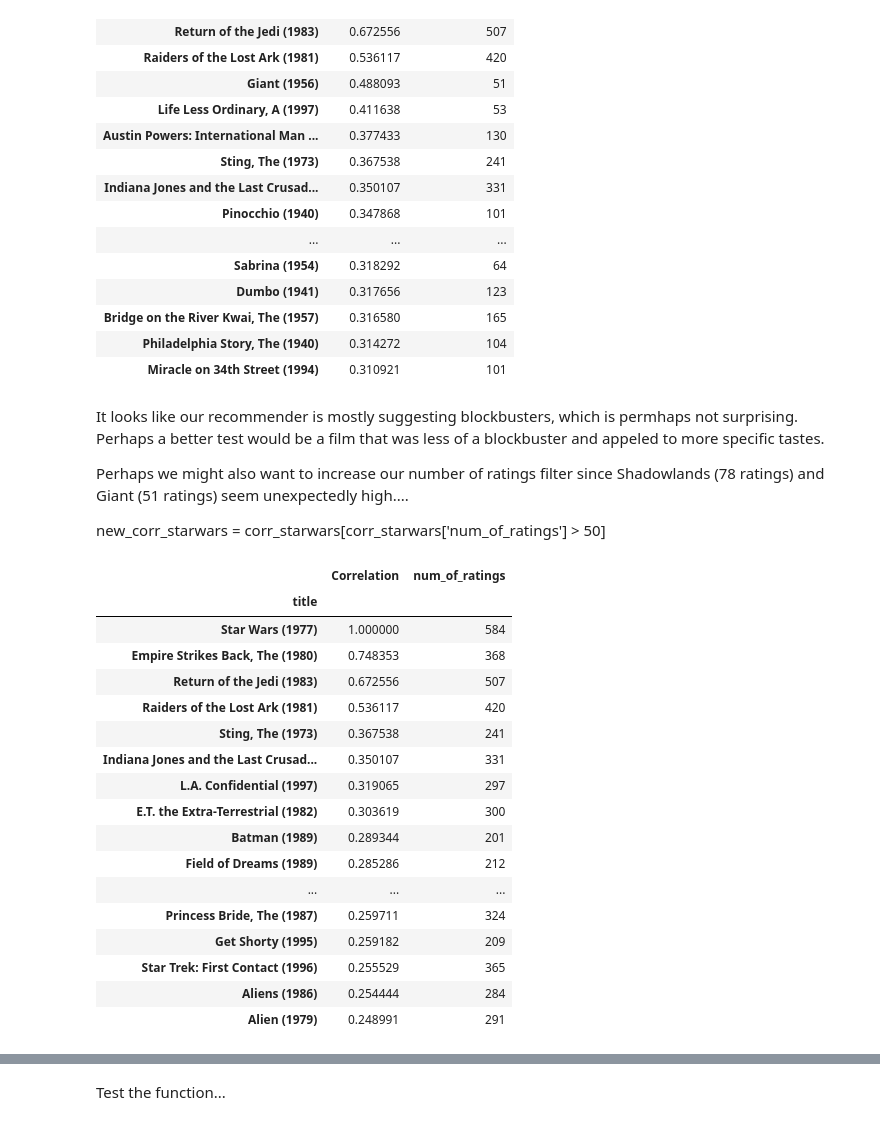
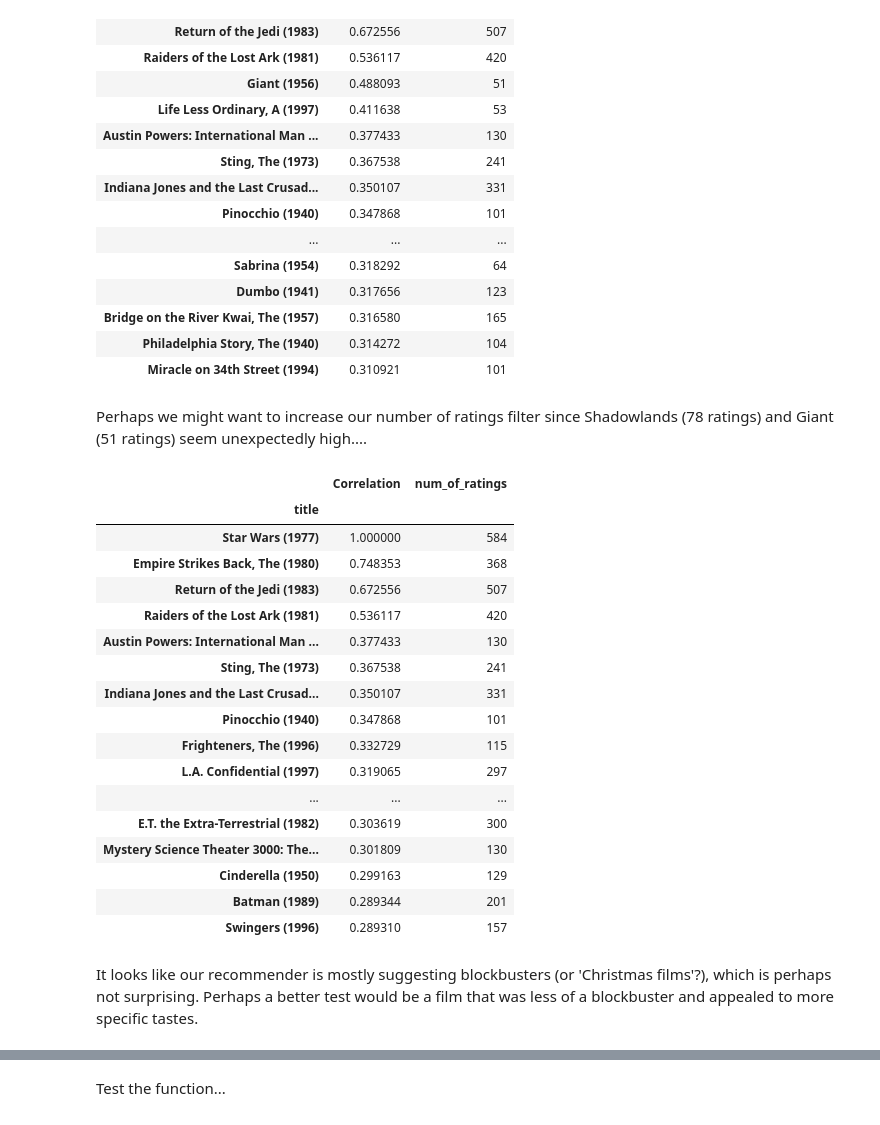
Before and after one commit to s-miller/Content-based-recommender-system-using-Movielens-dataset, a Jupyter notebook: Content-based recommender system using Movielens dataset.ipynb, the cells around one changed output, grey strips where cells are left out. Saved outputs shown, nothing was run; the diff lists cells and outputs as text; code cells hidden in the pictures.

```diff
--- a/Content-based recommender system using Movielens dataset.ipynb
+++ b/Content-based recommender system using Movielens dataset.ipynb
@@ -637,32 +637,30 @@ new_corr_starwars.sort_values('Correlation',ascending=False).head(20)
 | Bridge on the River Kwai, The (1957) | 0.316580 | 165 |
 | Philadelphia Story, The (1940) | 0.314272 | 104 |
 | Miracle on 34th Street (1994) | 0.310921 | 101 |
+# %% [markdown]
+Perhaps we might want to increase our number of ratings filter since Shadowlands (78 ratings) and Giant (51 ratings) seem unexpectedly high....
+# %%
+new_corr_starwars = corr_starwars[corr_starwars['num_of_ratings'] > 100]
+new_corr_starwars.sort_values('Correlation',ascending=False).head(20)
+# %% [output]
+|  | Correlation | num_of_ratings |
+| title |  |  |
+| Star Wars (1977) | 1.000000 | 584 |
+| Empire Strikes Back, The (1980) | 0.748353 | 368 |
+| Return of the Jedi (1983) | 0.672556 | 507 |
+| Raiders of the Lost Ark (1981) | 0.536117 | 420 |
+| Austin Powers: International Man ... | 0.377433 | 130 |
+| Sting, The (1973) | 0.367538 | 241 |
+| Indiana Jones and the Last Crusad... | 0.350107 | 331 |
+| Pinocchio (1940) | 0.347868 | 101 |
+| Frighteners, The (1996) | 0.332729 | 115 |
+| L.A. Confidential (1997) | 0.319065 | 297 |
+| ... | ... | ... |
+| E.T. the Extra-Terrestrial (1982) | 0.303619 | 300 |
+| Mystery Science Theater 3000: The... | 0.301809 | 130 |
+| Cinderella (1950) | 0.299163 | 129 |
+| Batman (1989) | 0.289344 | 201 |
+| Swingers (1996) | 0.289310 | 157 |
 # %% [markdown]
-It looks like our recommender is mostly suggesting blockbusters, which is permhaps not surprising. Perhaps a better test would be a film that was less of a blockbuster and appeled to more specific tastes.
-
-Perhaps we might also want to increase our number of ratings filter since Shadowlands (78 ratings) and Giant (51 ratings) seem unexpectedly high....
-
-new_corr_starwars = corr_starwars[corr_starwars['num_of_ratings'] > 50]
+It looks like our recommender is mostly suggesting blockbusters (or 'Christmas films'?), which is perhaps not surprising. Perhaps a better test would be a film that was less of a blockbuster and appealed to more specific tastes.
-# %%
-new_corr_starwars = corr_starwars[corr_starwars['num_of_ratings'] > 200]
-new_corr_starwars.sort_values('Correlation',ascending=False).head(20)
-# %% [output]
-|  | Correlation | num_of_ratings |
-| title |  |  |
-| Star Wars (1977) | 1.000000 | 584 |
-| Empire Strikes Back, The (1980) | 0.748353 | 368 |
-| Return of the Jedi (1983) | 0.672556 | 507 |
-| Raiders of the Lost Ark (1981) | 0.536117 | 420 |
-| Sting, The (1973) | 0.367538 | 241 |
-| Indiana Jones and the Last Crusad... | 0.350107 | 331 |
-| L.A. Confidential (1997) | 0.319065 | 297 |
-| E.T. the Extra-Terrestrial (1982) | 0.303619 | 300 |
-| Batman (1989) | 0.289344 | 201 |
-| Field of Dreams (1989) | 0.285286 | 212 |
-| ... | ... | ... |
-| Princess Bride, The (1987) | 0.259711 | 324 |
-| Get Shorty (1995) | 0.259182 | 209 |
-| Star Trek: First Contact (1996) | 0.255529 | 365 |
-| Aliens (1986) | 0.254444 | 284 |
-| Alien (1979) | 0.248991 | 291 |
 # %% [markdown]
```
Also changed, not shown: parts of 47 cells of this notebook.
